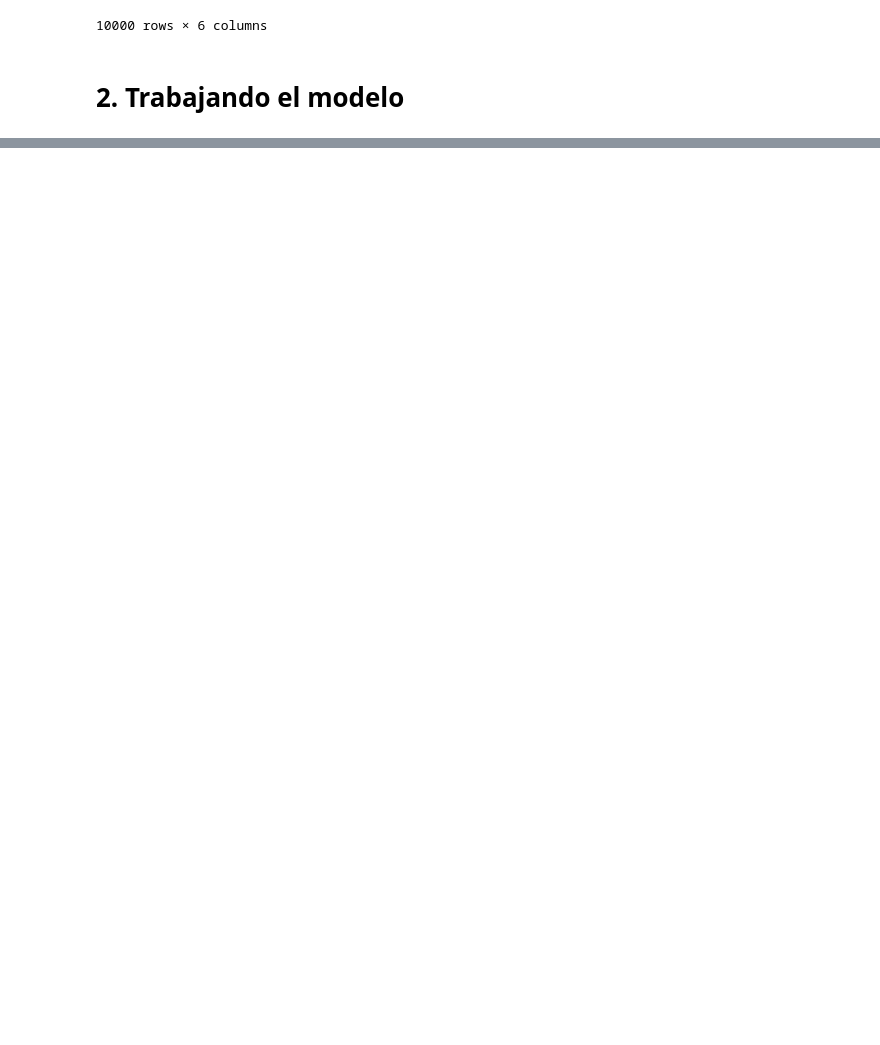
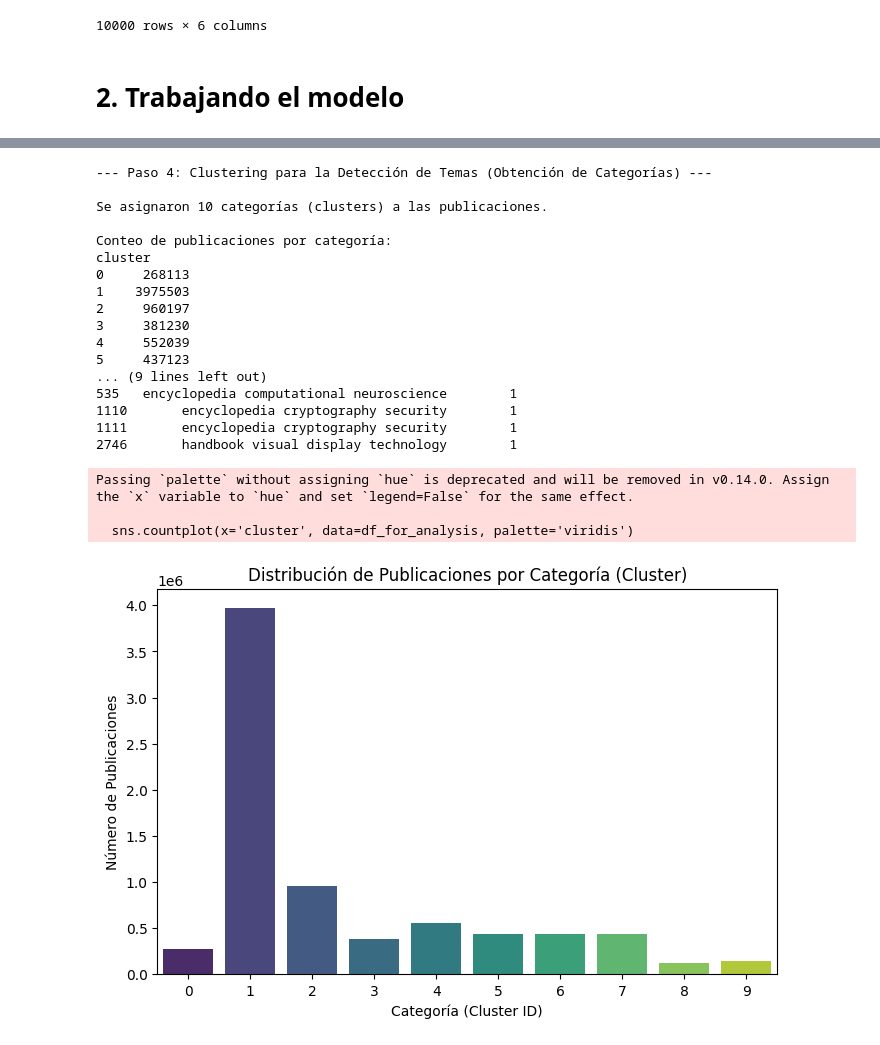
Before and after one commit to soppibbita/Proyecto_Analisis, a Jupyter notebook: modelo.ipynb, the cells around one changed output, grey strips where cells are left out. Saved outputs shown, nothing was run; the diff lists cells and outputs as text; code cells hidden in the pictures; blank space fills up the shorter version.

Commit message:
model with kmeans implemmented

```diff
--- a/modelo.ipynb
+++ b/modelo.ipynb
@@ -462,7 +461,7 @@ df_for_analysis.head(10000)
 from sklearn.feature_extraction.text import TfidfVectorizer
 
 # Vectorización TF-IDF con n-gramas
-tfidf_vectorizer = TfidfVectorizer(max_features=1000, min_df=5, max_df=0.85, ngram_range=(1, 2))
+tfidf_vectorizer = TfidfVectorizer(max_features=50, min_df=5, max_df=0.85, ngram_range=(1, 2))
 tfidf_matrix = tfidf_vectorizer.fit_transform(df_for_analysis['processed_content'])
 
 print(f"\nDimensiones de la matriz TF-IDF con n-gramas: {tfidf_matrix.shape}")
@@ -508,0 +503,50 @@ print(feature_names[:1000])
+# %%
+from sklearn.cluster import MiniBatchKMeans
+
+print("\n--- Paso 4: Clustering para la Detección de Temas (Obtención de Categorías) ---")
+
+num_clusters = 10
+
+kmeans_model = MiniBatchKMeans(n_clusters=num_clusters, init='k-means++', n_init='auto', random_state=42)
+
+kmeans_model.fit(tfidf_matrix)
+
+df_for_analysis['cluster'] = kmeans_model.labels_
+
+print(f"\nSe asignaron {num_clusters} categorías (clusters) a las publicaciones.")
+print("\nConteo de publicaciones por categoría:")
+print(df_for_analysis['cluster'].value_counts().sort_index())
+
+print("\nPrimeras filas del DataFrame con la asignación de categorías:")
+print(df_for_analysis[['processed_content', 'cluster']].head().to_string())
+
+import matplotlib.pyplot as plt
+import seaborn as sns
+plt.figure(figsize=(8, 5))
+sns.countplot(x='cluster', data=df_for_analysis, palette='viridis')
+plt.title('Distribución de Publicaciones por Categoría (Cluster)')
+plt.xlabel('Categoría (Cluster ID)')
+plt.ylabel('Número de Publicaciones')
+plt.show()
+# %% [output]
+--- Paso 4: Clustering para la Detección de Temas (Obtención de Categorías) ---
+
+Se asignaron 10 categorías (clusters) a las publicaciones.
+
+Conteo de publicaciones por categoría:
+cluster
+0     268113
+1    3975503
+2     960197
+3     381230
+4     552039
+5     437123
+... (9 lines left out)
+535   encyclopedia computational neuroscience        1
+1110       encyclopedia cryptography security        1
+1111       encyclopedia cryptography security        1
+2746       handbook visual display technology        1
+Passing `palette` without assigning `hue` is deprecated and will be removed in v0.14.0. Assign the `x` variable to `hue` and set `legend=False` for the same effect.
+
+  sns.countplot(x='cluster', data=df_for_analysis, palette='viridis')
+[figure, added]
```
Also changed, not shown: parts of 5 cells of this notebook, 1 other file.
